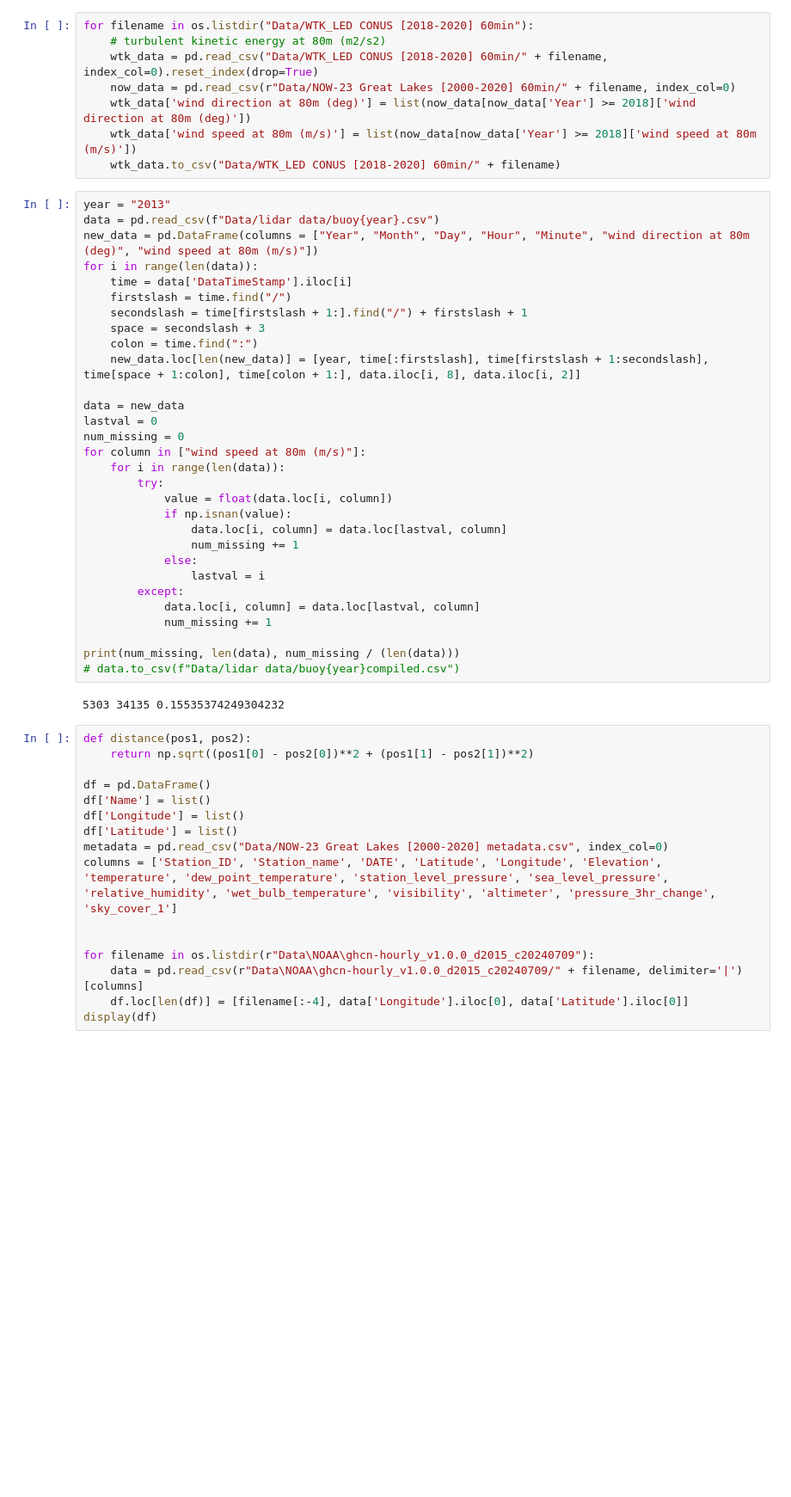
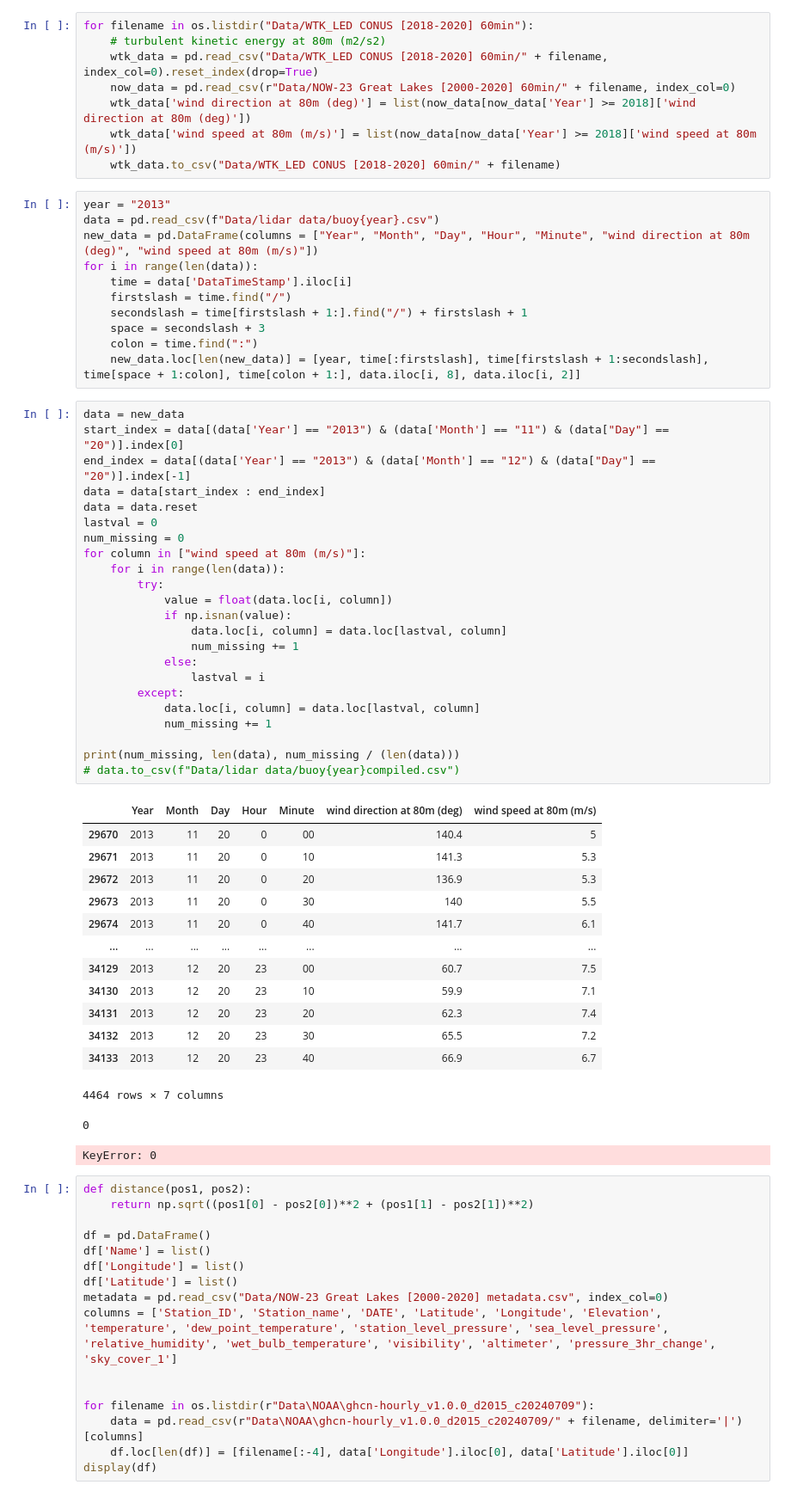
Before and after one commit to AlexWycoff/windspeed, a Jupyter notebook: 00 - Data Retrieval.ipynb, the cells around one changed output. Shown at 86% size. Saved outputs shown, nothing was run; the diff lists cells and outputs as text; blank space fills up the shorter version.

```diff
--- a/00 - Data Retrieval.ipynb
+++ b/00 - Data Retrieval.ipynb
@@ -282,27 +282,45 @@ for i in range(len(data)):
     space = secondslash + 3
     colon = time.find(":")
     new_data.loc[len(new_data)] = [year, time[:firstslash], time[firstslash + 1:secondslash], time[space + 1:colon], time[colon + 1:], data.iloc[i, 8], data.iloc[i, 2]]
-
-data = new_data
-lastval = 0
-num_missing = 0
-for column in ["wind speed at 80m (m/s)"]:
-    for i in range(len(data)):
-        try:
-            value = float(data.loc[i, column])
-            if np.isnan(value):
-                data.loc[i, column] = data.loc[lastval, column]
-                num_missing += 1
-            else:
-                lastval = i
-        except:
-            data.loc[i, column] = data.loc[lastval, column]
-            num_missing += 1
-
-print(num_missing, len(data), num_missing / (len(data)))
-# data.to_csv(f"Data/lidar data/buoy{year}compiled.csv")
-# %% [output]
-5303 34135 0.15535374249304232
+# %%
+data = new_data
+start_index = data[(data['Year'] == "2013") & (data['Month'] == "11") & (data["Day"] == "20")].index[0]
+end_index = data[(data['Year'] == "2013") & (data['Month'] == "12") & (data["Day"] == "20")].index[-1]
+data = data[start_index : end_index]
+data = data.reset
+lastval = 0
+num_missing = 0
+for column in ["wind speed at 80m (m/s)"]:
+    for i in range(len(data)):
+        try:
+            value = float(data.loc[i, column])
+            if np.isnan(value):
+                data.loc[i, column] = data.loc[lastval, column]
+                num_missing += 1
+            else:
+                lastval = i
+        except:
+            data.loc[i, column] = data.loc[lastval, column]
+            num_missing += 1
+
+print(num_missing, len(data), num_missing / (len(data)))
+# data.to_csv(f"Data/lidar data/buoy{year}compiled.csv")
+# %% [output]
+|  | Year | Month | Day | Hour | Minute | wind direction at 80m (deg) | wind speed at 80m (m/s) |
+| 29670 | 2013 | 11 | 20 | 0 | 00 | 140.4 | 5 |
+| 29671 | 2013 | 11 | 20 | 0 | 10 | 141.3 | 5.3 |
+| 29672 | 2013 | 11 | 20 | 0 | 20 | 136.9 | 5.3 |
+| 29673 | 2013 | 11 | 20 | 0 | 30 | 140 | 5.5 |
+| 29674 | 2013 | 11 | 20 | 0 | 40 | 141.7 | 6.1 |
+| ... | ... | ... | ... | ... | ... | ... | ... |
+| 34129 | 2013 | 12 | 20 | 23 | 00 | 60.7 | 7.5 |
+| 34130 | 2013 | 12 | 20 | 23 | 10 | 59.9 | 7.1 |
+| 34131 | 2013 | 12 | 20 | 23 | 20 | 62.3 | 7.4 |
+| 34132 | 2013 | 12 | 20 | 23 | 30 | 65.5 | 7.2 |
+| 34133 | 2013 | 12 | 20 | 23 | 40 | 66.9 | 6.7 |
+4464 rows × 7 columns
+0
+KeyError: 0
 # %%
 def distance(pos1, pos2):
     return np.sqrt((pos1[0] - pos2[0])**2 + (pos1[1] - pos2[1])**2)
```
Also changed, not shown: 10 other files.
